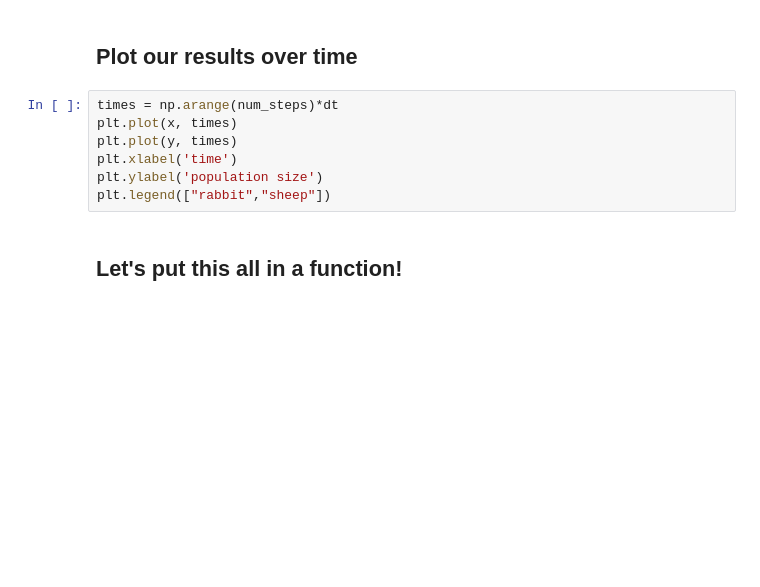
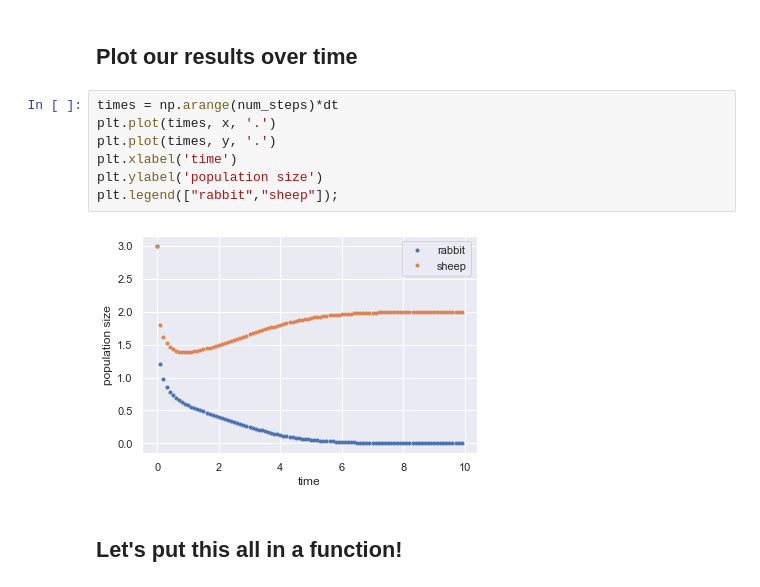
Before and after one commit to sbeeler/BIOL301_Fall2022, a Jupyter notebook: _sources/04_lotka_volterra.ipynb, the cells around one changed output. Cells and saved outputs as stored; diff of their text form; blank space fills up the shorter version.

```diff
--- a/_sources/04_lotka_volterra.ipynb
+++ b/_sources/04_lotka_volterra.ipynb
@@ -48,11 +50,13 @@ plt.ylabel('y')
 ## Plot our results over time
 # %%
 times = np.arange(num_steps)*dt
-plt.plot(x, times)
-plt.plot(y, times)
+plt.plot(times, x, '.')
+plt.plot(times, y, '.')
 plt.xlabel('time')
 plt.ylabel('population size')
-plt.legend(["rabbit","sheep"])
+plt.legend(["rabbit","sheep"]);
+# %% [output]
+[figure, added]
 # %% [markdown]
 ## Let's put this all in a function!
 # %%
```
Also changed, not shown: parts of 5 cells of this notebook, 9 other files.
